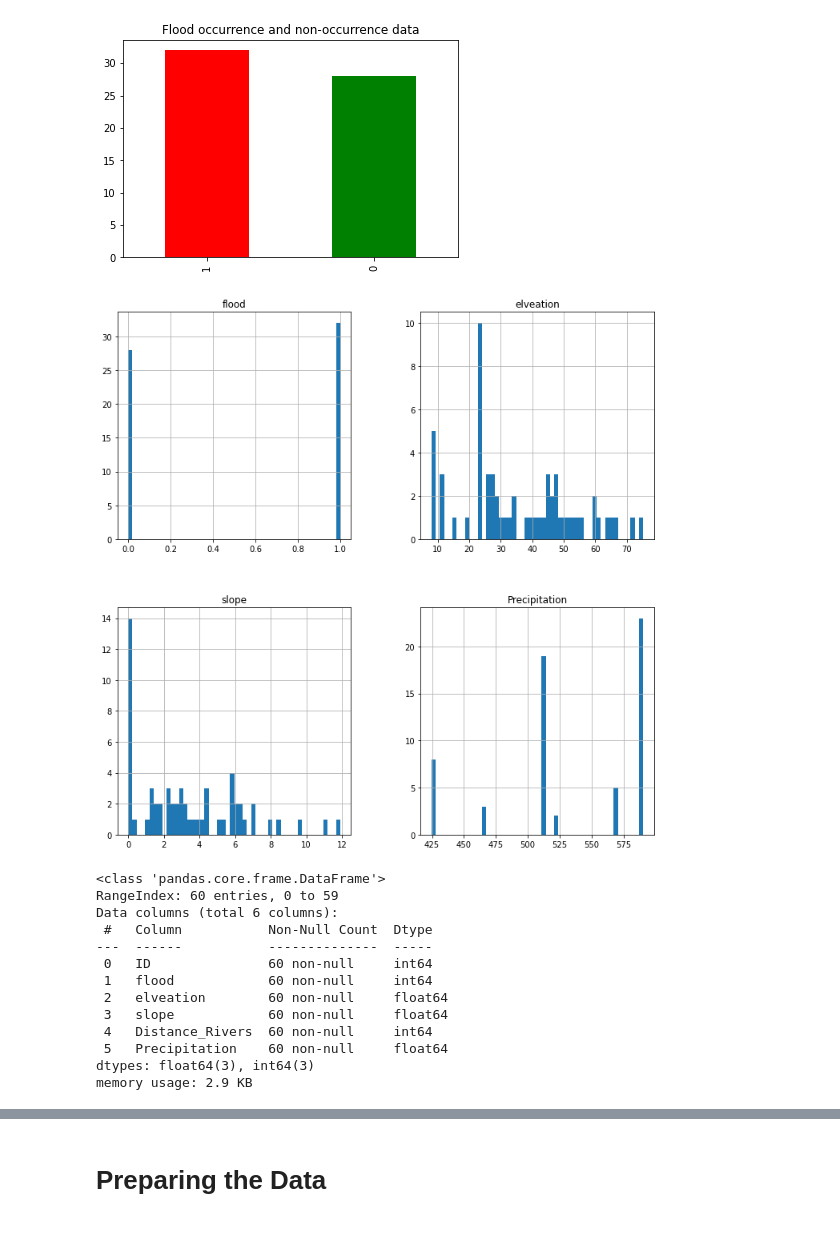
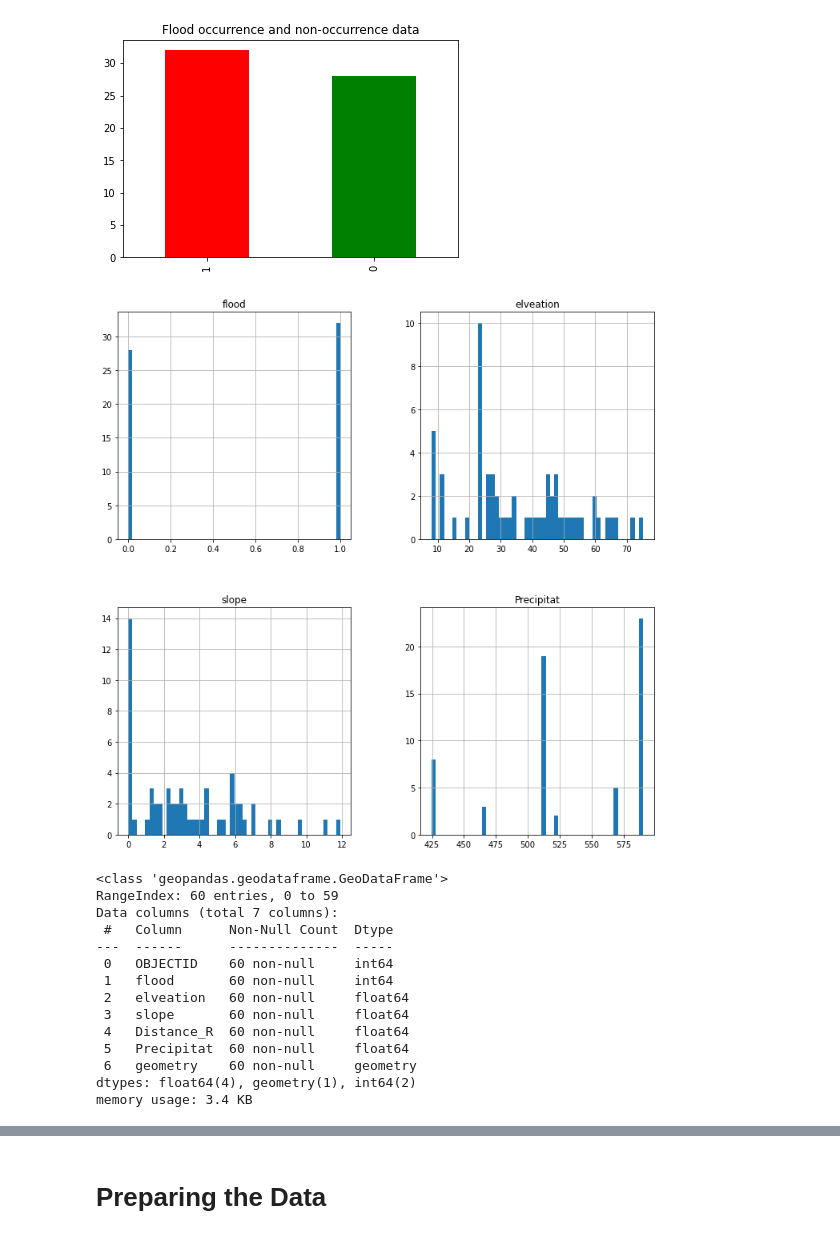
Before and after one commit to msiam14/ML-GIS-flood-prone, a Jupyter notebook: Flood.ipynb, the cells around one changed output, grey strips where cells are left out. Saved outputs shown, nothing was run; the diff lists cells and outputs as text; code cells hidden in the pictures.

Commit message:
ML-GIS-flood-prone
The use of machine learning and GIS techniques in identifying flood-prone areas in Gaza City

```diff
--- a/Flood.ipynb
+++ b/Flood.ipynb
@@ -6,6 +8,6 @@ import seaborn as sns
 # %% [markdown]
 ## Loading Data
 # %%
-df = pd.read_csv(r"flood4.csv")
+df = geopandas.read_file("data.shp")
 df.head(5)
 # %% [output]
@@ -68,26 +76,27 @@ Name: flood, dtype: int64
 # %%
 %matplotlib inline
 import matplotlib.pyplot as plt
-df[["flood" , "elveation" , "slope", "Precipitation"]].hist(bins=50, figsize=(12,12))
+df[["flood" , "elveation" , "slope", "Precipitat"]].hist(bins=50, figsize=(12,12))
 plt.show()
 # %% [output]
-[figure, old version]
+[figure, new version]
 # %%
 df.info()
 # %% [output]
-<class 'pandas.core.frame.DataFrame'>
+<class 'geopandas.geodataframe.GeoDataFrame'>
 RangeIndex: 60 entries, 0 to 59
-Data columns (total 6 columns):
- #   Column           Non-Null Count  Dtype
----  ------           --------------  -----
- 0   ID               60 non-null     int64
- 1   flood            60 non-null     int64
- 2   elveation        60 non-null     float64
- 3   slope            60 non-null     float64
- 4   Distance_Rivers  60 non-null     int64
- 5   Precipitation    60 non-null     float64
-dtypes: float64(3), int64(3)
-memory usage: 2.9 KB
+Data columns (total 7 columns):
+ #   Column      Non-Null Count  Dtype
+---  ------      --------------  -----
+ 0   OBJECTID    60 non-null     int64
+ 1   flood       60 non-null     int64
+ 2   elveation   60 non-null     float64
+ 3   slope       60 non-null     float64
+ 4   Distance_R  60 non-null     float64
+ 5   Precipitat  60 non-null     float64
+ 6   geometry    60 non-null     geometry
+dtypes: float64(4), geometry(1), int64(2)
+memory usage: 3.4 KB
 # %%
 df.isna().sum()
 # %% [output]
```
Also changed, not shown: parts of 28 cells of this notebook.
